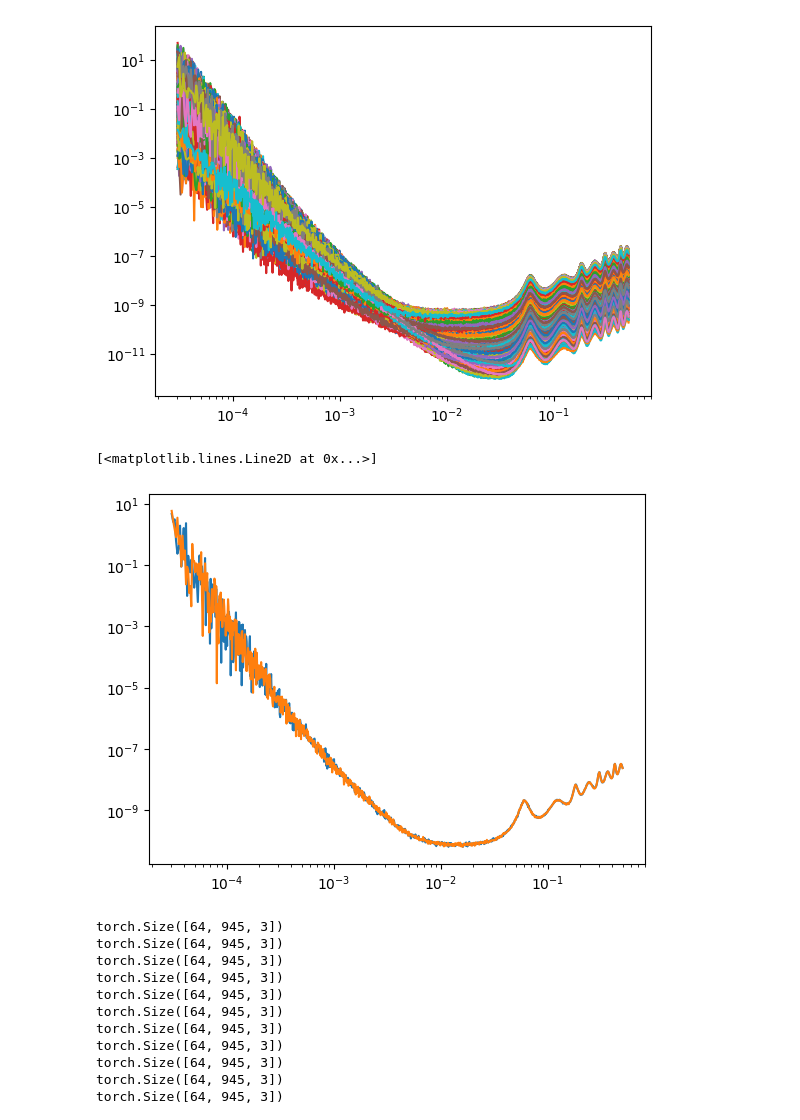
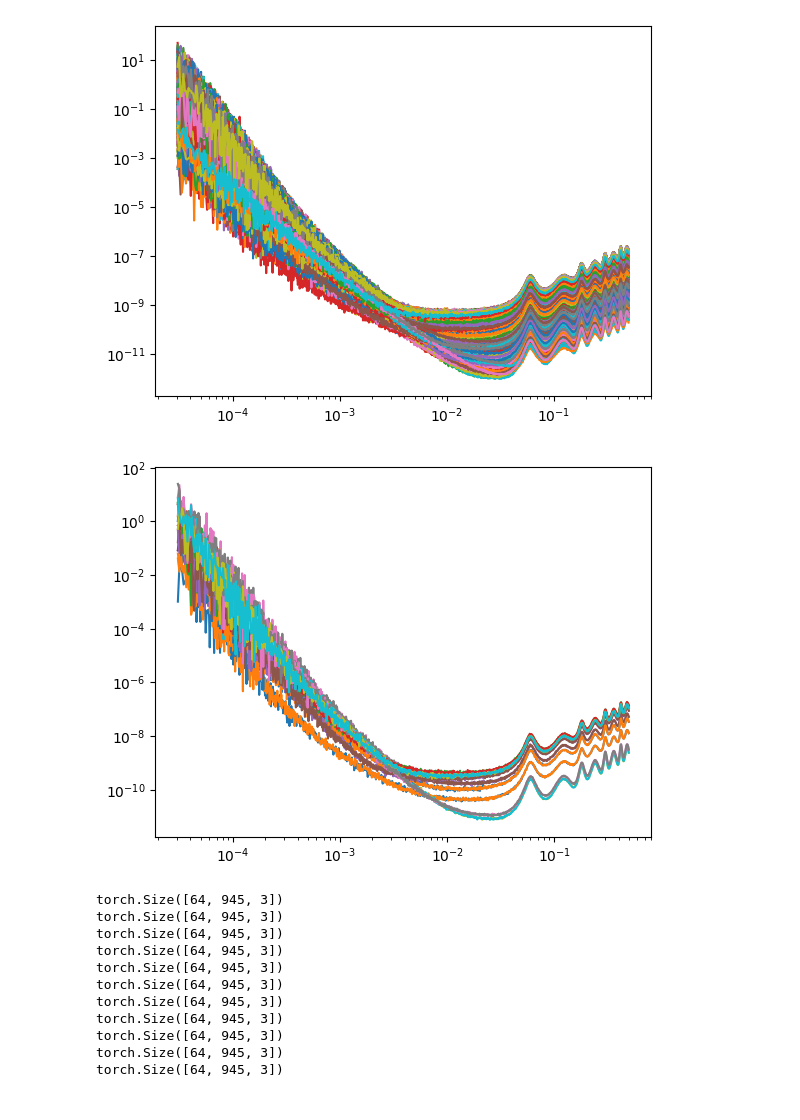
Before and after one commit to PEREGRINE-GW/saqqara, a Jupyter notebook: examples/vary_noise/data/test_resampler.ipynb, the cells around one changed output. Cells and saved outputs as stored; diff of their text form; code cells hidden in the pictures.

```diff
--- a/examples/vary_noise/data/test_resampler.ipynb
+++ b/examples/vary_noise/data/test_resampler.ipynb
@@ -237,10 +237,10 @@ for _ in range(1000):
 # %% [output]
 [figure]
 # %%
-example = saqqara_dataset[0]
-data = sim.sample(conditions={"z": example["z"]})
-plt.loglog(sim.coarse_grained_f, data["coarse_grained_data"][:, 0])
-plt.loglog(sim.coarse_grained_f, example["data"][:, 0])
+for _ in range(10):
+    example = saqqara_dataset[0]
+    data = sim.sample(conditions={"z": example["z"]})
+    plt.loglog(sim.coarse_grained_f, data["coarse_grained_data"][:, 0])
+    plt.loglog(sim.coarse_grained_f, example["data"][:, 0])
 # %% [output]
-[<matplotlib.lines.Line2D at 0x...>]
-[figure, old version]
+[figure, new version]
```
Also changed, not shown: parts of 1 cell of this notebook, 7 other files.
